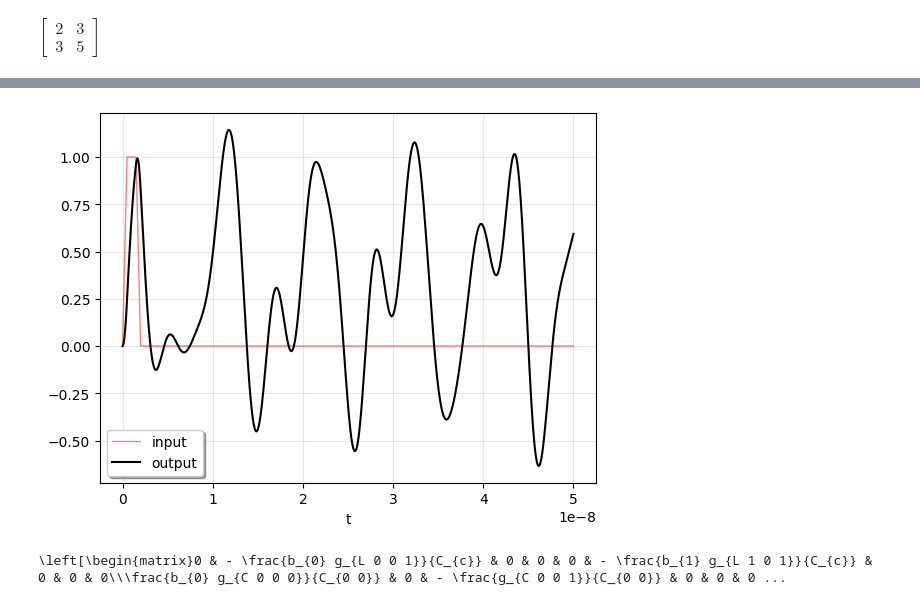
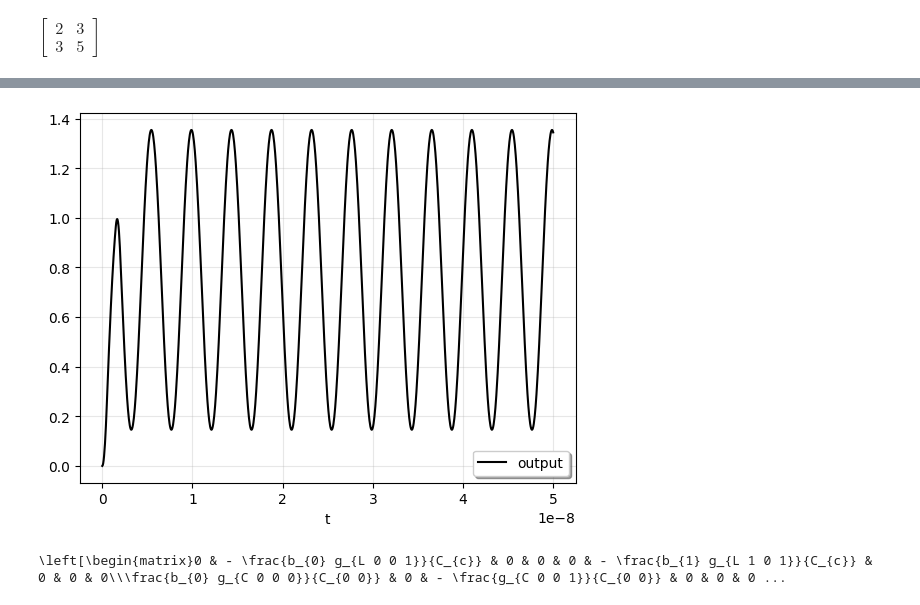
Before and after one commit to WangYuNeng/Ark, a Jupyter notebook: examples/tln/sspuf_symbolic.ipynb, the cells around one changed output, grey strips where cells are left out. Drawn from its saved outputs; the diff is of its cells as text; code cells hidden in the pictures.

Commit message:
Fix the symbolic sspuf bug -Increase power series terms for approximation

```diff
--- a/examples/tln/sspuf_symbolic.ipynb
+++ b/examples/tln/sspuf_symbolic.ipynb
@@ -151,28 +151,29 @@ $\displaystyle \left[\begin{matrix}2 & 3\\3 & 5\end{matrix}\right]$
 # %%
 # Debug. Check integral value with invertible matrices.
 from scipy.linalg import expm
-from numpy.linalg import inv
+from numpy.linalg import inv, matrix_power
 
 def numerical_expm_int(A, t0, t1):
-    return inv(A) * (expm(A * t1) - expm(A * t0))
+    return inv(A) @ (expm(A * t1) - expm(A * t0))
 
 def numerical_expm_t_int(A, t0, t1):
-    return - inv(A) ** 2 * (expm(A * t1) - expm(A * t0)) + inv(A) * (expm(A * t1) * t1 - expm(A * t0) * t0)
+    return - matrix_power(inv(A), 2) @ (expm(A * t1) - expm(A * t0)) + inv(A) @ (expm(A * t1) * t1 - expm(A * t0) * t0)
 
-np.random.seed(2)
+np.random.seed(1)
 a = np.random.rand(2, 2)
 t0, t1 = 0, 0.5
-e_at = expm(-a * t1)
-int_e_neg_at = numerical_expm_int(-a, t0, t1)
-int_t_e_neg_at = numerical_expm_t_int(-a, t0, t1)
+e_at = expm(a * t1)
+int_e_neg_at = numerical_expm_int(a, t0, t1)
+int_t_e_neg_at = numerical_expm_t_int(a, t0, t1)
 display(e_at)
 display(int_e_neg_at)
 display(int_t_e_neg_at)
+a = Matrix(a)
 errs = [[], [], []]
 for n_order in range(20):
-    approx_e_at = to_numpy(matrix_exp(-a, t1, n_order))
-    approx_int_e_neg_at = to_numpy(integral_matrix_exp(-a, t1, n_order) - integral_matrix_exp(-a, t0, n_order))
-    approx_int_t_e_neg_at = to_numpy(integral_matrix_exp_times_t(-a, t1, n_order) - integral_matrix_exp_times_t(-a, t0, n_order))
+    approx_e_at = to_numpy(matrix_exp(a, t1, n_order))
+    approx_int_e_neg_at = to_numpy(integral_matrix_exp(a, t1, n_order) - integral_matrix_exp(a, t0, n_order))
+    approx_int_t_e_neg_at = to_numpy(integral_matrix_exp_times_t(a, t1, n_order) - integral_matrix_exp_times_t(a, t0, n_order))
     errs[0].append(np.linalg.norm(e_at - approx_e_at))
     errs[1].append(np.linalg.norm(int_e_neg_at - approx_int_e_neg_at))
     errs[2].append(np.linalg.norm(int_t_e_neg_at - approx_int_t_e_neg_at))
@@ -268,7 +269,7 @@ def sspuf_symbolic(n_bit: int, line_len: int, n_order: int=10):
 
     return lds, sol, cc, cap, ind, gm_c, gm_l, sw_bits
 # %%
-lds, sol, cc, cap, ind, gm_c, gm_l, sw_bits = sspuf_symbolic(1, 4, 10)
+lds, sol, cc, cap, ind, gm_c, gm_l, sw_bits = sspuf_symbolic(1, 1, 50)
 # %%
 cap_flat = flatten_list(cap)
 ind_flat = flatten_list(ind)
@@ -314,9 +315,9 @@ a = a.subs(nominal_val).subs({b: 1 for b in sw_bits})
 b = b.subs(nominal_val)
 display(a, b, c, d)
 a, b, c, d = to_numpy(a), to_numpy(b), to_numpy(c), to_numpy(d)
-time_points = np.linspace(0, 50e-9, 1000)
+input_time_points = np.linspace(0, 50e-9, 1000)
 u = [pulse(p, amplitude=1, delay=0, rise_time=0.5e-9, fall_time=0.5e-9, pulse_width=1e-9)
-     for p in time_points]
+     for p in input_time_points]
 
-tout, yout, xout = lsim((a, b, c, d), U=u, T=time_points)
+tout, yout, xout = lsim((a, b, c, d), U=u, T=input_time_points)
 # %% [output]
@@ -326,13 +327,13 @@ $\displaystyle \left[\begin{matrix}1 & 0 & 0 & 0 & 0 & 0 & 0 & 0 & 0\end{matrix}
 $\displaystyle \left[\begin{matrix}0\end{matrix}\right]$
 # %%
-plt.plot(time_points, u, 'r', alpha=0.5, linewidth=1, label='input')
+# plt.plot(time_points, u, 'r', alpha=0.5, linewidth=1, label='input')
 plt.plot(tout, yout, 'k', linewidth=1.5, label='output')
 plt.legend(loc='best', shadow=True, framealpha=1)
 plt.grid(alpha=0.3)
 plt.xlabel('t')
 plt.show()
 # %% [output]
-[figure, old version]
+[figure, new version]
 # %%
 print(latex(A_mat))
 # %% [output]
```
Also changed, not shown: parts of 4 cells of this notebook.
